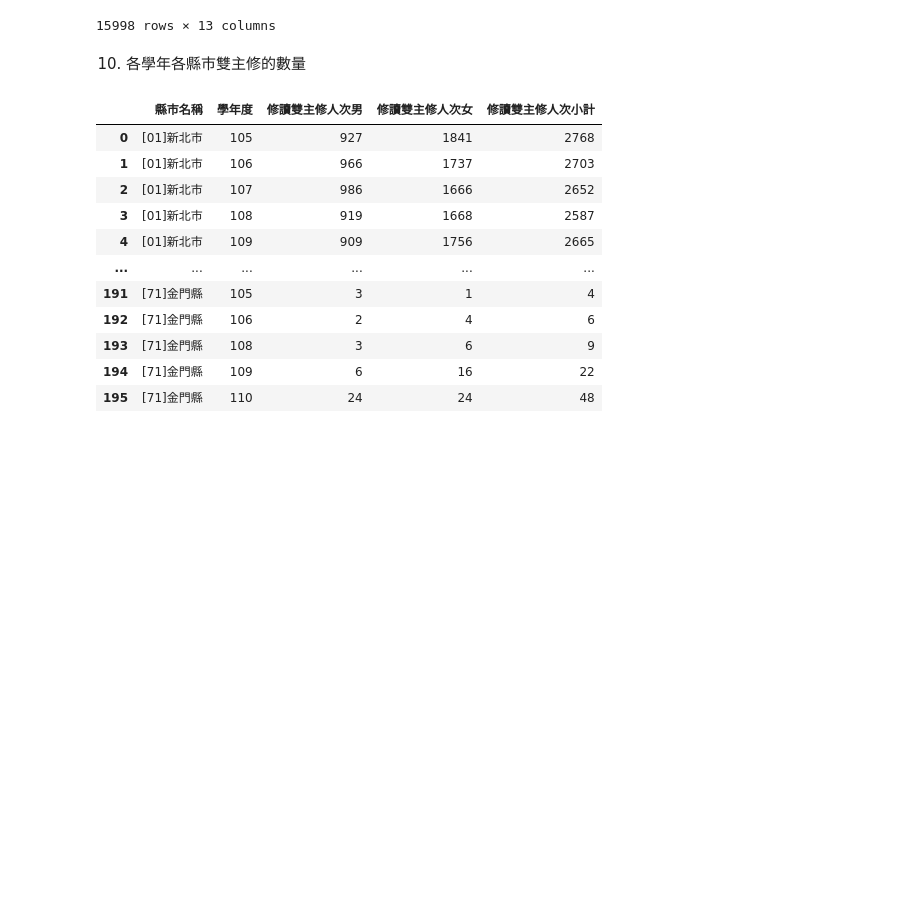
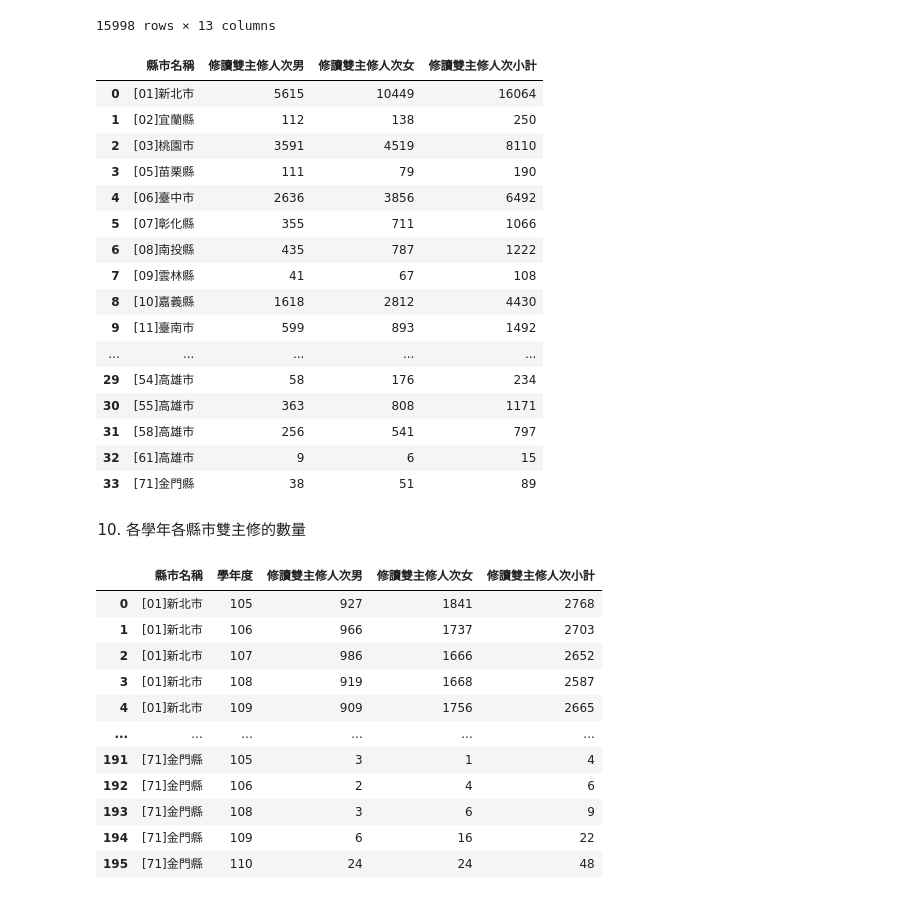
Before and after one commit to Memory-HuiYi/LAT, a Jupyter notebook: HW01/HW01.ipynb, the cells around one changed output. Drawn from its saved outputs; the diff is of its cells as text; code cells hidden in the pictures; blank space fills up the shorter version.

```diff
--- a/HW01/HW01.ipynb
+++ b/HW01/HW01.ipynb
@@ -239,6 +239,27 @@ dfregion
 | 15996 | 110 | 2 | 公立 | 一般大學 | 3002 | 臺北市立大學 | 10142052 | 運動健康科學系 | 學士班(日間) | 1 | 1 | ... |
 | 15997 | 110 | 2 | 公立 | 一般大學 | 3002 | 臺北市立大學 | 10152050 | 休閒運動管理學系 | 學士班(日間) | 6 | 3 | ... |
 15998 rows × 13 columns
+# %%
+region = dfregion[['縣市名稱', '修讀雙主修人次男', '修讀雙主修人次女', '修讀雙主修人次小計']].groupby(by=['縣市名稱']).sum().reset_index()
+region
+# %% [output]
+|  | 縣市名稱 | 修讀雙主修人次男 | 修讀雙主修人次女 | 修讀雙主修人次小計 |
+| 0 | [01]新北市 | 5615 | 10449 | 16064 |
+| 1 | [02]宜蘭縣 | 112 | 138 | 250 |
+| 2 | [03]桃園市 | 3591 | 4519 | 8110 |
+| 3 | [05]苗栗縣 | 111 | 79 | 190 |
+| 4 | [06]臺中市 | 2636 | 3856 | 6492 |
+| 5 | [07]彰化縣 | 355 | 711 | 1066 |
+| 6 | [08]南投縣 | 435 | 787 | 1222 |
+| 7 | [09]雲林縣 | 41 | 67 | 108 |
+| 8 | [10]嘉義縣 | 1618 | 2812 | 4430 |
+| 9 | [11]臺南市 | 599 | 893 | 1492 |
+| ... | ... | ... | ... | ... |
+| 29 | [54]高雄市 | 58 | 176 | 234 |
+| 30 | [55]高雄市 | 363 | 808 | 1171 |
+| 31 | [58]高雄市 | 256 | 541 | 797 |
+| 32 | [61]高雄市 | 9 | 6 | 15 |
+| 33 | [71]金門縣 | 38 | 51 | 89 |
 # %% [markdown]
 10. 各學年各縣市雙主修的數量
 # %%
```
Also changed, not shown: parts of 1 cell of this notebook.
